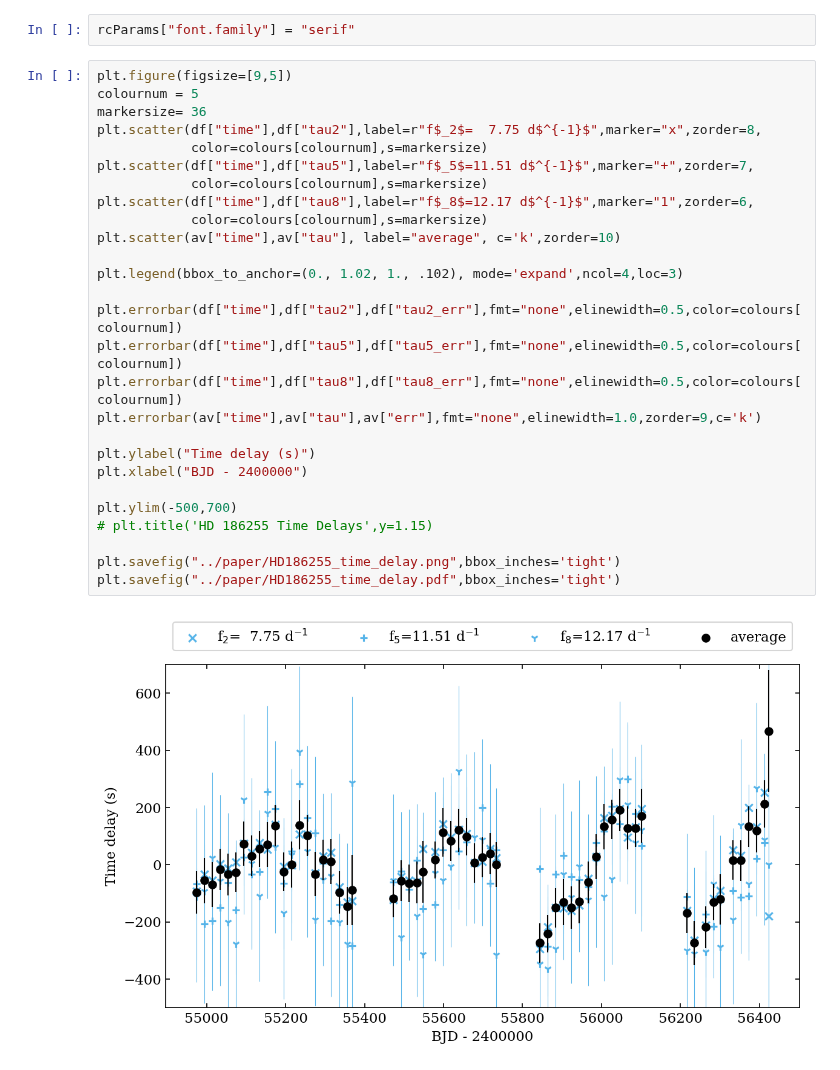
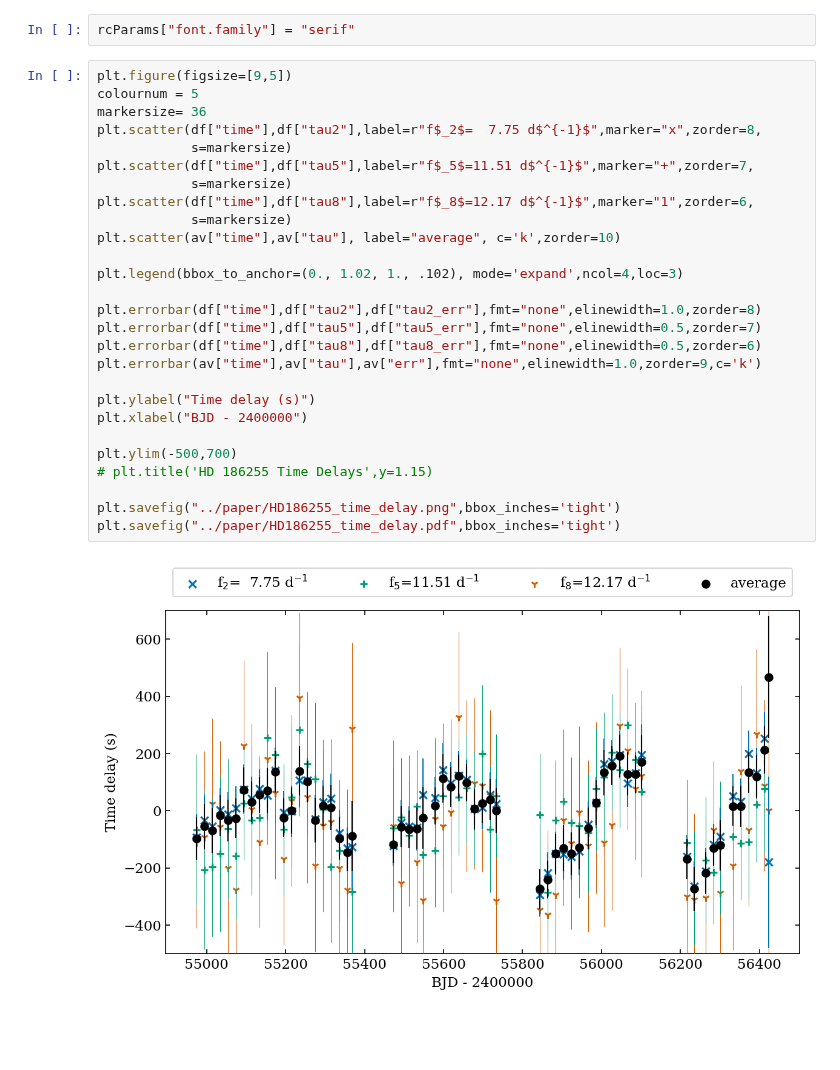
Before and after one commit to benjaminpope/smearcampaign, a Jupyter notebook: notebooks/HD186255_time_delay_plot.ipynb, the cells around one changed output. Cells and saved outputs as stored; diff of their text form; blank space fills up the shorter version.

Commit message:
figures

```diff
--- a/notebooks/HD186255_time_delay_plot.ipynb
+++ b/notebooks/HD186255_time_delay_plot.ipynb
@@ -29,29 +29,29 @@ rcParams["font.family"] = "serif"
 # %%
 plt.figure(figsize=[9,5])
 colournum = 5
 markersize= 36
 plt.scatter(df["time"],df["tau2"],label=r"f$_2$=  7.75 d$^{-1}$",marker="x",zorder=8,
-            color=colours[colournum],s=markersize)
+            s=markersize)
 plt.scatter(df["time"],df["tau5"],label=r"f$_5$=11.51 d$^{-1}$",marker="+",zorder=7,
-            color=colours[colournum],s=markersize)
+            s=markersize)
 plt.scatter(df["time"],df["tau8"],label=r"f$_8$=12.17 d$^{-1}$",marker="1",zorder=6,
-            color=colours[colournum],s=markersize)
+            s=markersize)
 plt.scatter(av["time"],av["tau"], label="average", c='k',zorder=10)
 
 plt.legend(bbox_to_anchor=(0., 1.02, 1., .102), mode='expand',ncol=4,loc=3)
 
-plt.errorbar(df["time"],df["tau2"],df["tau2_err"],fmt="none",elinewidth=0.5,color=colours[colournum])
-plt.errorbar(df["time"],df["tau5"],df["tau5_err"],fmt="none",elinewidth=0.5,color=colours[colournum])
-plt.errorbar(df["time"],df["tau8"],df["tau8_err"],fmt="none",elinewidth=0.5,color=colours[colournum])
+plt.errorbar(df["time"],df["tau2"],df["tau2_err"],fmt="none",elinewidth=1.0,zorder=8)
+plt.errorbar(df["time"],df["tau5"],df["tau5_err"],fmt="none",elinewidth=0.5,zorder=7)
+plt.errorbar(df["time"],df["tau8"],df["tau8_err"],fmt="none",elinewidth=0.5,zorder=6)
 plt.errorbar(av["time"],av["tau"],av["err"],fmt="none",elinewidth=1.0,zorder=9,c='k')
 
 plt.ylabel("Time delay (s)")
 plt.xlabel("BJD - 2400000")
 
 plt.ylim(-500,700)
 # plt.title('HD 186255 Time Delays',y=1.15)
 
 plt.savefig("../paper/HD186255_time_delay.png",bbox_inches='tight')
 plt.savefig("../paper/HD186255_time_delay.pdf",bbox_inches='tight')
 # %% [output]
-[figure, old version]
+[figure, new version]
```
Also changed, not shown: 3 other files.
